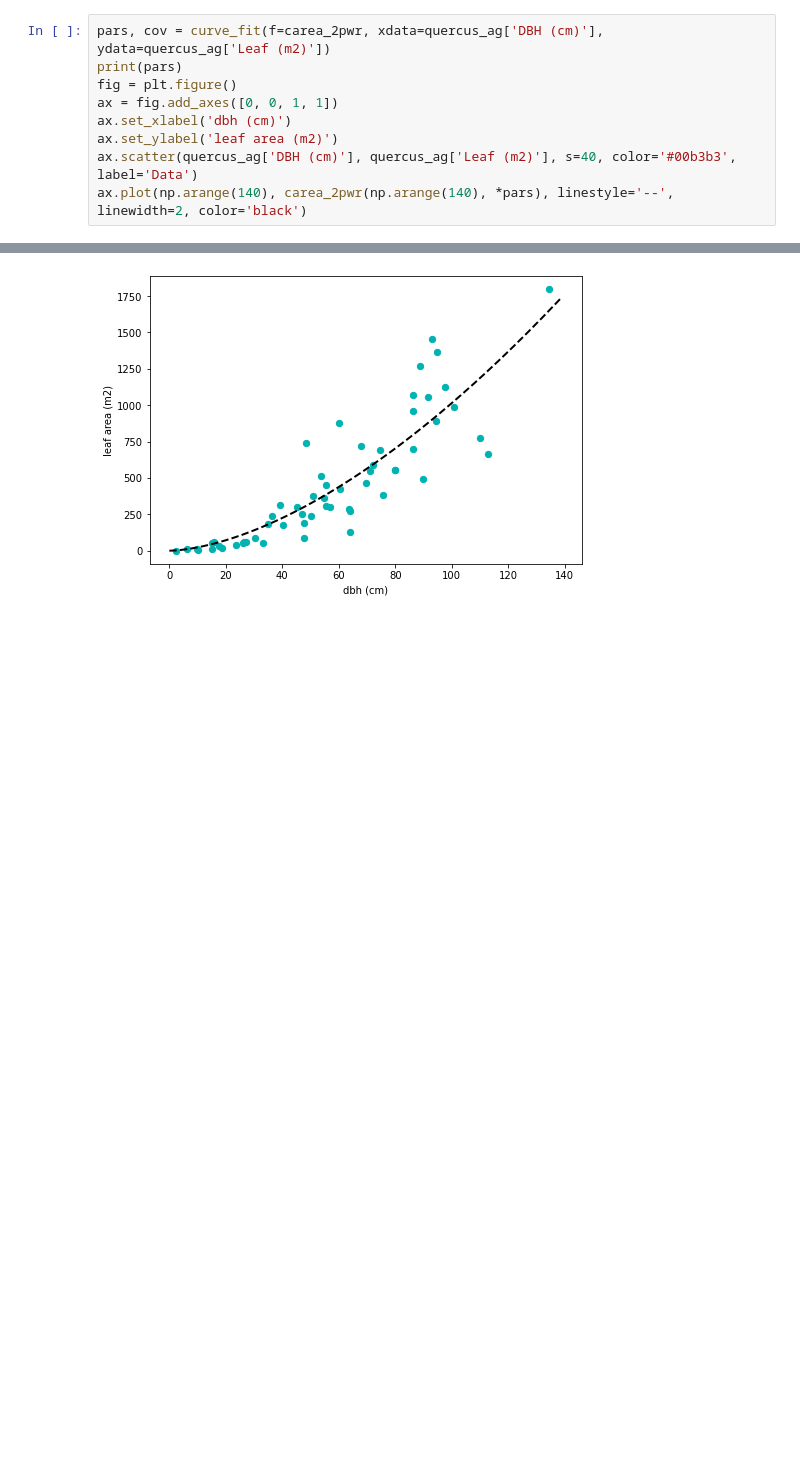
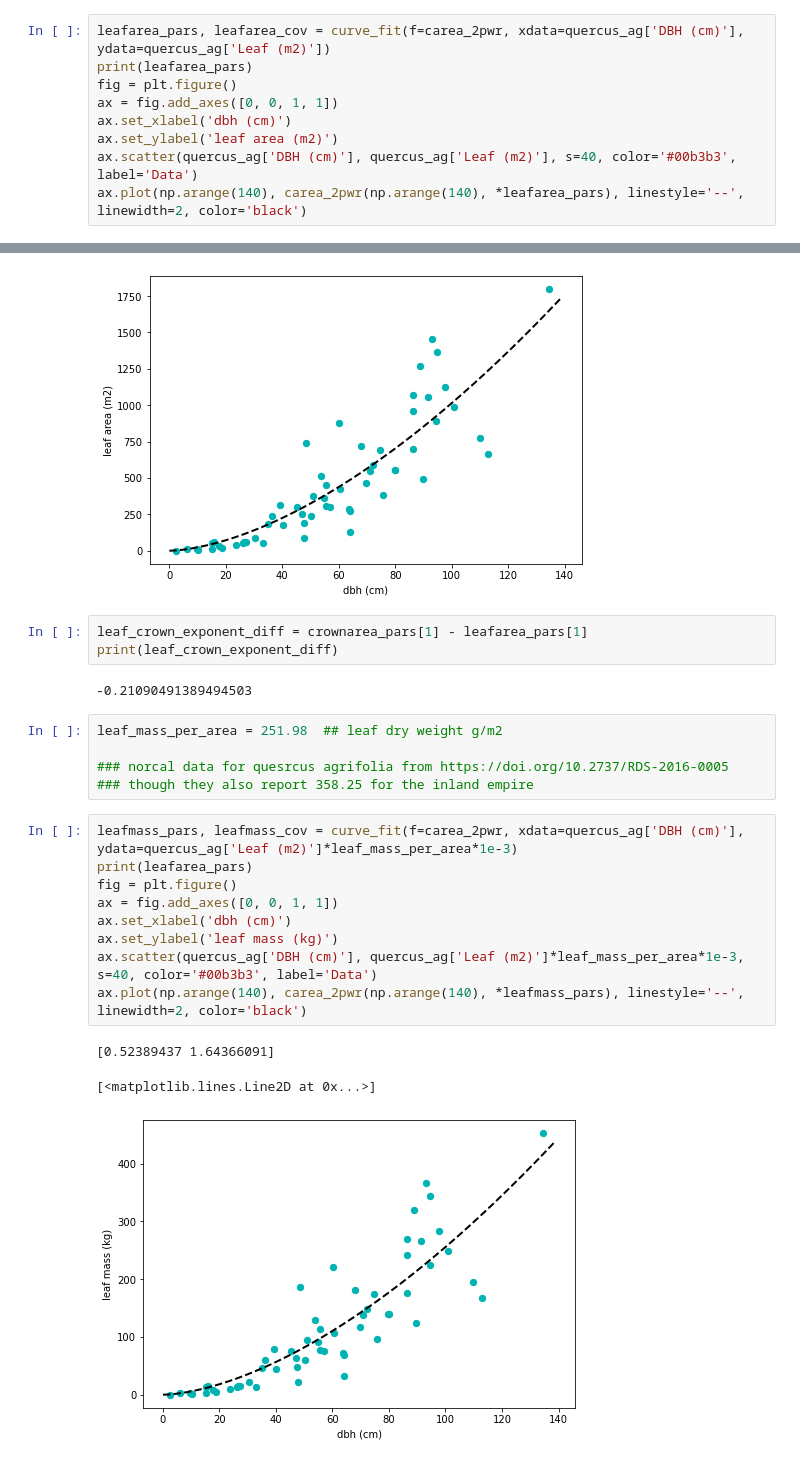
Before and after one commit to ckoven/fates_allometry, a Jupyter notebook: read_usfs_urbantree_allometry.ipynb, the cells around one changed output, grey strips where cells are left out. Cells and saved outputs as stored; diff of their text form; blank space fills up the shorter version.

```diff
--- a/read_usfs_urbantree_allometry.ipynb
+++ b/read_usfs_urbantree_allometry.ipynb
@@ -99,15 +99,38 @@ ax.plot(np.arange(140), carea_2pwr(np.arange(140), *pars), linestyle='--', linew
 [<matplotlib.lines.Line2D at 0x...>]
 [figure]
 # %%
-pars, cov = curve_fit(f=carea_2pwr, xdata=quercus_ag['DBH (cm)'], ydata=quercus_ag['Leaf (m2)'])
-print(pars)
+leafarea_pars, leafarea_cov = curve_fit(f=carea_2pwr, xdata=quercus_ag['DBH (cm)'], ydata=quercus_ag['Leaf (m2)'])
+print(leafarea_pars)
 fig = plt.figure()
 ax = fig.add_axes([0, 0, 1, 1])
 ax.set_xlabel('dbh (cm)')
 ax.set_ylabel('leaf area (m2)')
 ax.scatter(quercus_ag['DBH (cm)'], quercus_ag['Leaf (m2)'], s=40, color='#00b3b3', label='Data')
-ax.plot(np.arange(140), carea_2pwr(np.arange(140), *pars), linestyle='--', linewidth=2, color='black')
+ax.plot(np.arange(140), carea_2pwr(np.arange(140), *leafarea_pars), linestyle='--', linewidth=2, color='black')
 # %% [output]
 [0.52389437 1.64366091]
 [<matplotlib.lines.Line2D at 0x...>]
 [figure]
+# %%
+leaf_crown_exponent_diff = crownarea_pars[1] - leafarea_pars[1]
+print(leaf_crown_exponent_diff)
+# %% [output]
+-0.21090491389494503
+# %%
+leaf_mass_per_area = 251.98  ## leaf dry weight g/m2
+
+### norcal data for quesrcus agrifolia from https://doi.org/10.2737/RDS-2016-0005
+### though they also report 358.25 for the inland empire
+# %%
+leafmass_pars, leafmass_cov = curve_fit(f=carea_2pwr, xdata=quercus_ag['DBH (cm)'], ydata=quercus_ag['Leaf (m2)']*leaf_mass_per_area*1e-3)
+print(leafarea_pars)
+fig = plt.figure()
+ax = fig.add_axes([0, 0, 1, 1])
+ax.set_xlabel('dbh (cm)')
+ax.set_ylabel('leaf mass (kg)')
+ax.scatter(quercus_ag['DBH (cm)'], quercus_ag['Leaf (m2)']*leaf_mass_per_area*1e-3, s=40, color='#00b3b3', label='Data')
+ax.plot(np.arange(140), carea_2pwr(np.arange(140), *leafmass_pars), linestyle='--', linewidth=2, color='black')
+# %% [output]
+[0.52389437 1.64366091]
+[<matplotlib.lines.Line2D at 0x...>]
+[figure, added]
```
Also changed, not shown: parts of 1 cell of this notebook.
